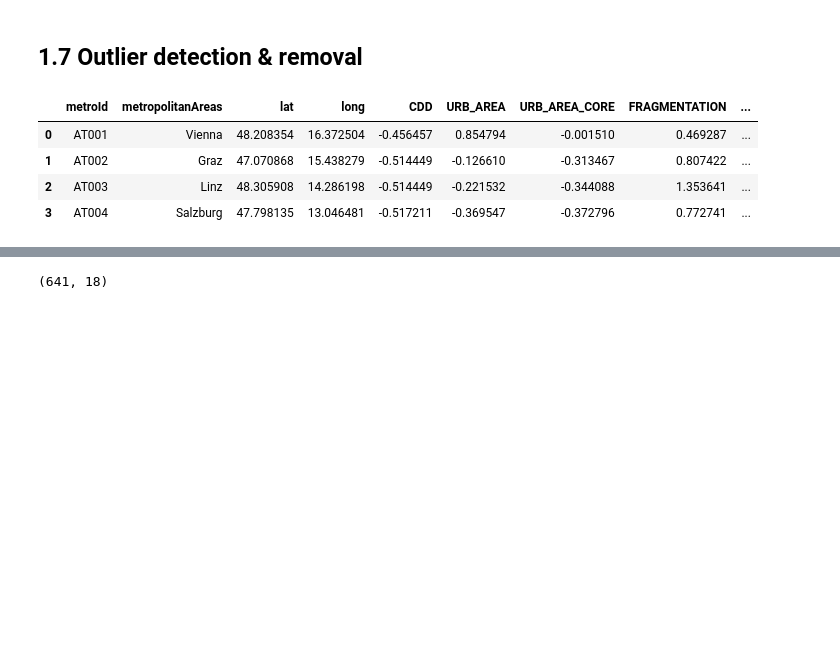
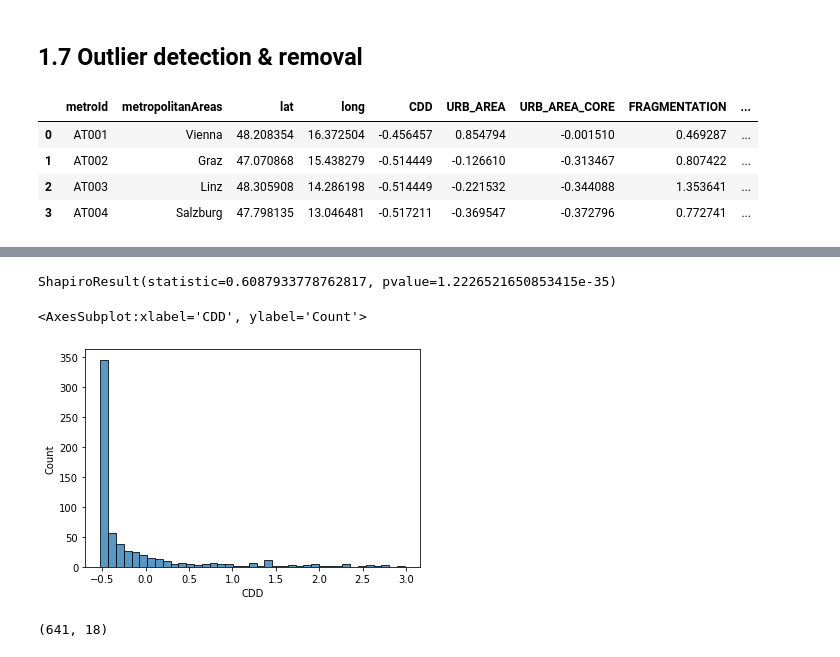
Before and after one commit to TbrBrbs97/mda_heatwaves-cameroon, a Jupyter notebook: DataPrep/DataPrep_MainScript.ipynb, the cells around one changed output, grey strips where cells are left out. Cells and saved outputs as stored; diff of their text form; code cells hidden in the pictures; blank space fills up the shorter version.

```diff
--- a/DataPrep/DataPrep_MainScript.ipynb
+++ b/DataPrep/DataPrep_MainScript.ipynb
@@ -658,3 +665,13 @@ df_scaled_14.describe()
+# %%
+shapiro(df_scaled_14['CDD'])
+# %% [output]
+ShapiroResult(statistic=0.6087933778762817, pvalue=1.2226521650853415e-35)
+# %%
+sns.histplot(df_scaled_14['CDD'])
+#axes-level function for histograms
+# %% [output]
+<AxesSubplot:xlabel='CDD', ylabel='Count'>
+[figure, added]
 # %%
 # z score values of data points to define the outliers.
 
```
Also changed, not shown: parts of 10 cells of this notebook.
